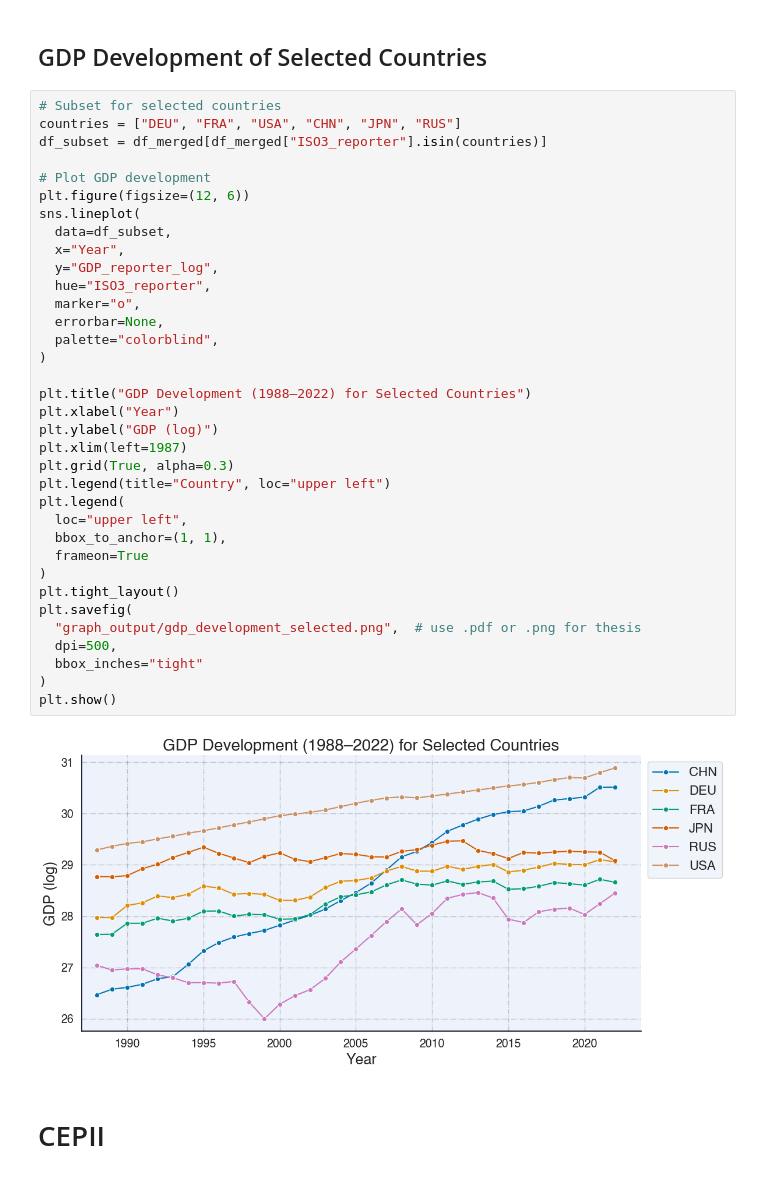
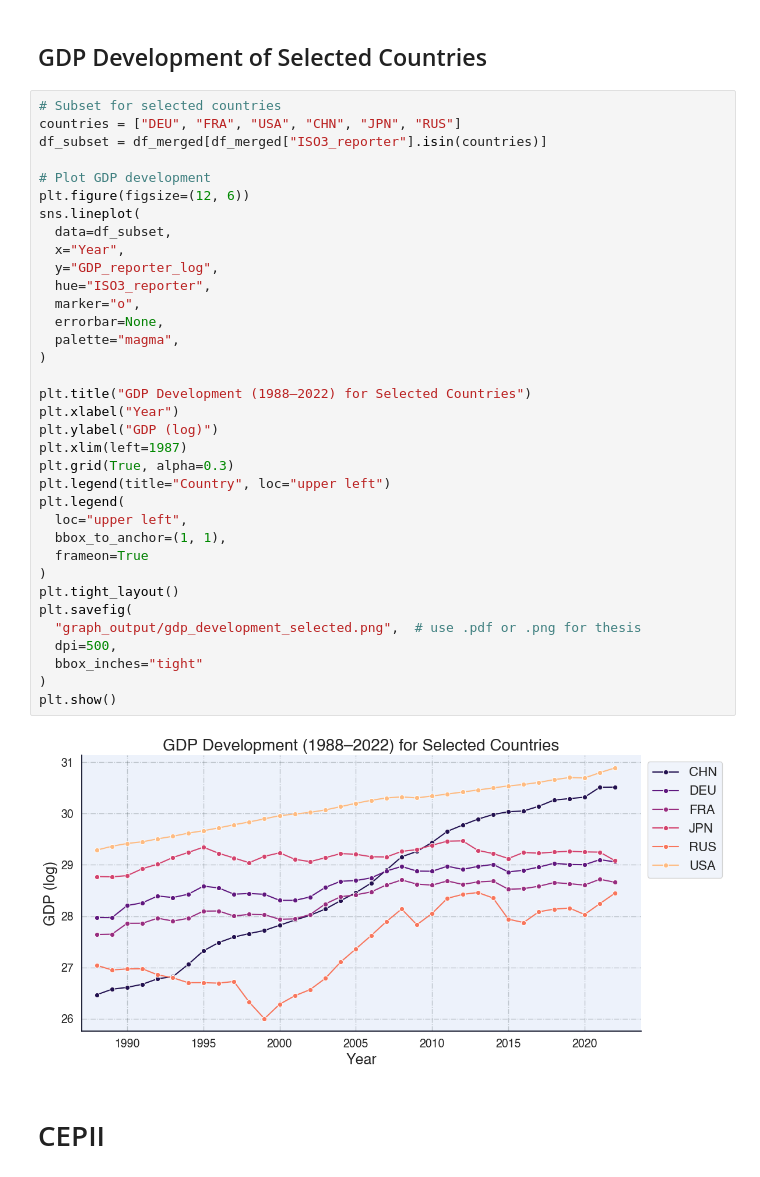
Before and after one commit to Freyness-gd/trade_under_pressure_thesis, a Jupyter notebook: src/data_exploration.ipynb, the cells around one changed output. Cells and saved outputs as stored; diff of their text form.

```diff
--- a/src/data_exploration.ipynb
+++ b/src/data_exploration.ipynb
@@ -308,35 +308,35 @@ df_subset = df_merged[df_merged["ISO3_reporter"].isin(countries)]
 # Plot GDP development
 plt.figure(figsize=(12, 6))
 sns.lineplot(
   data=df_subset,
   x="Year",
   y="GDP_reporter_log",
   hue="ISO3_reporter",
   marker="o",
   errorbar=None,
-  palette="colorblind",
+  palette="magma",
 )
 
 plt.title("GDP Development (1988–2022) for Selected Countries")
 plt.xlabel("Year")
 plt.ylabel("GDP (log)")
 plt.xlim(left=1987)
 plt.grid(True, alpha=0.3)
 plt.legend(title="Country", loc="upper left")
 plt.legend(
   loc="upper left",
   bbox_to_anchor=(1, 1),
   frameon=True
 )
 plt.tight_layout()
 plt.savefig(
   "graph_output/gdp_development_selected.png",  # use .pdf or .png for thesis
   dpi=500,
   bbox_inches="tight"
 )
 plt.show()
 # %% [output]
-[figure, old version]
+[figure, new version]
 # %% [markdown]
 # CEPII
 # %% [markdown]
```
Also changed, not shown: 7 other files.
